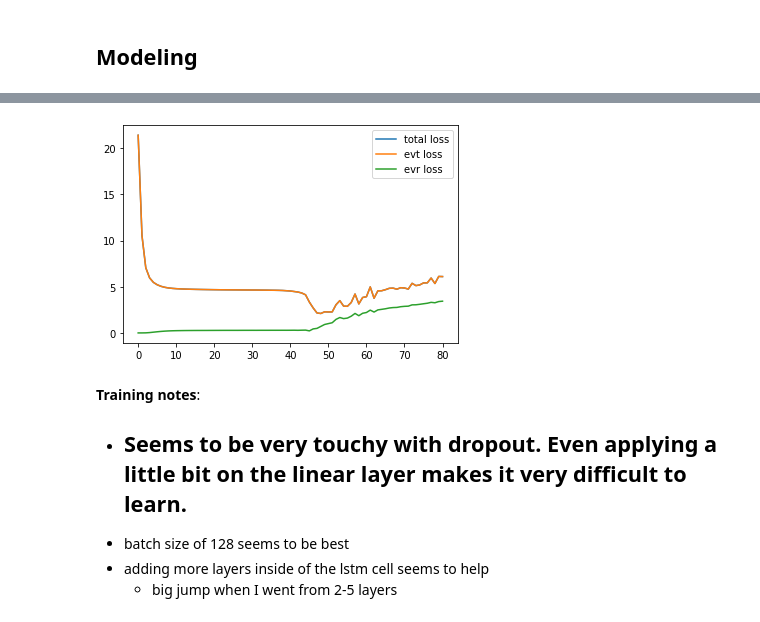
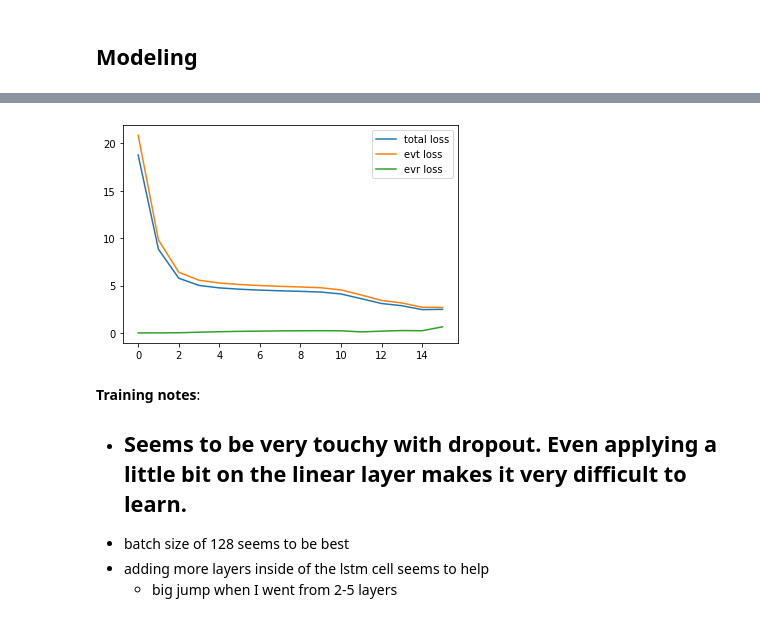
Before and after one commit to collinprather/pull-the-pitcher, a Jupyter notebook: modeling/drsa_modeling.ipynb, the cells around one changed output, grey strips where cells are left out. Drawn from its saved outputs; the diff is of its cells as text; code cells hidden in the pictures.

```diff
--- a/modeling/drsa_modeling.ipynb
+++ b/modeling/drsa_modeling.ipynb
@@ -104,30 +61,14 @@ padded_test_starts = front_pad(test_starts)
 # %% [markdown]
 ## Feeding processed data into torch `Dataset` class
-# %%
-class PTPDataset(Dataset):
-    def __init__(self, starts):
-        """
-        starts is a list of np arrays. Each has a shape of
-        (# batters faced, # features)
-        """
-        self.starts = starts
-
-    def __len__(self):
-        return len(self.starts)
-
-    def __getitem__(self, idx):
-        # ignoring first col, which is game_pk (unique identifier for each game)
-        X = torch.tensor(self.starts[idx][:, 1:-1].astype(float), dtype=torch.double)
-        y = torch.tensor(self.starts[idx][:, -1], dtype=torch.double).unsqueeze(-1)
-        return X, y
-# %%
-# instantiating datasets and data loaders
-train_ds = PTPDataset(padded_train_starts)
-val_ds = PTPDataset(padded_val_starts)
-test_ds = PTPDataset(padded_test_starts)
-
-train_dl = DataLoader(train_ds, batch_size=256, shuffle=True)
-val_dl = DataLoader(val_ds, batch_size=256, shuffle=True)
-test_dl = DataLoader(test_ds, batch_size=256)
+# %%
+# instantiating datasets
+datasets = {}
+for set_, starts in padded_starts.items():
+    datasets[set_] = PTPDataset(starts)
+
+# instantiating data loaders
+dataloaders = {}
+for set_, dataset in datasets.items():
+    dataloaders[set_] = DataLoader(dataset, batch_size=256)
 # %% [markdown]
 ## Modeling
@@ -221,7 +150,7 @@ pitcher_embeddings = nn.Embedding(n_pitchers, pitcher_emb_size)
 ptp_embeddings = [pitcher_embeddings]
 
 # initializing model
-drsa = DRSA(n_features=16,
+drsa = DRSA(n_features=17,
             hidden_dim=20,
             n_layers=5,
             embeddings=ptp_embeddings,
@@ -240,4 +169,4 @@ Number of total parameters: 23421
 # %%
 # training model
-train_epocs(drsa, optimizer, train_dl, val_dl, alpha=1.0, epochs=81, print_every=5)
+train_epocs(drsa, optimizer, dataloaders["train"], dataloaders["val"], alpha=0.9, epochs=16, print_every=5)
 # %% [output]
@@ -261,4 +184,4 @@ epoch 80 valid evt_loss: 6.099 valid evr_loss: 3.4346, valid train loss: 6.099
-[figure, old version]
+[figure, new version]
 # %% [markdown]
 **Training notes**:
 * Seems to be very touchy with dropout. Even applying a little bit on the linear layer makes it very difficult to learn.
```
Also changed, not shown: parts of 23 cells of this notebook, 11 other files.
